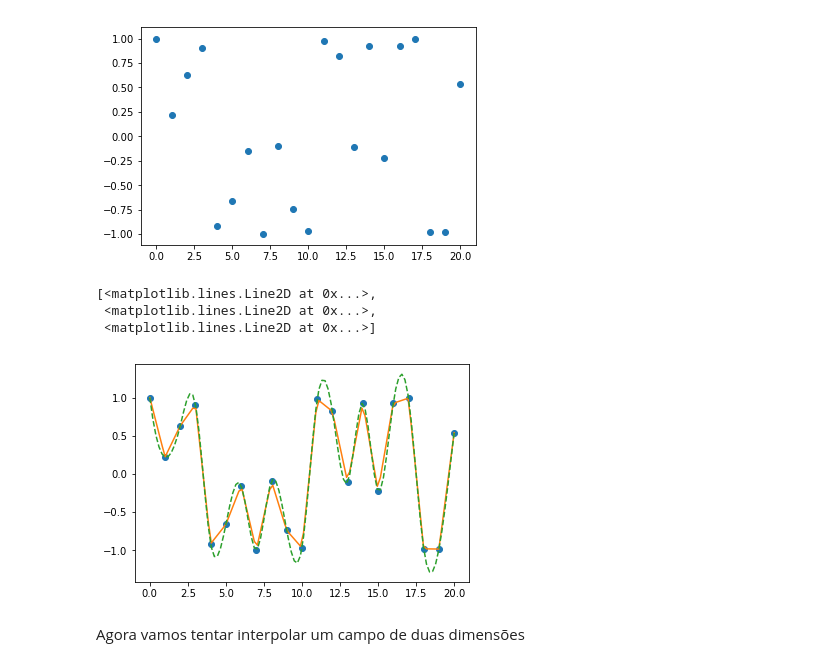
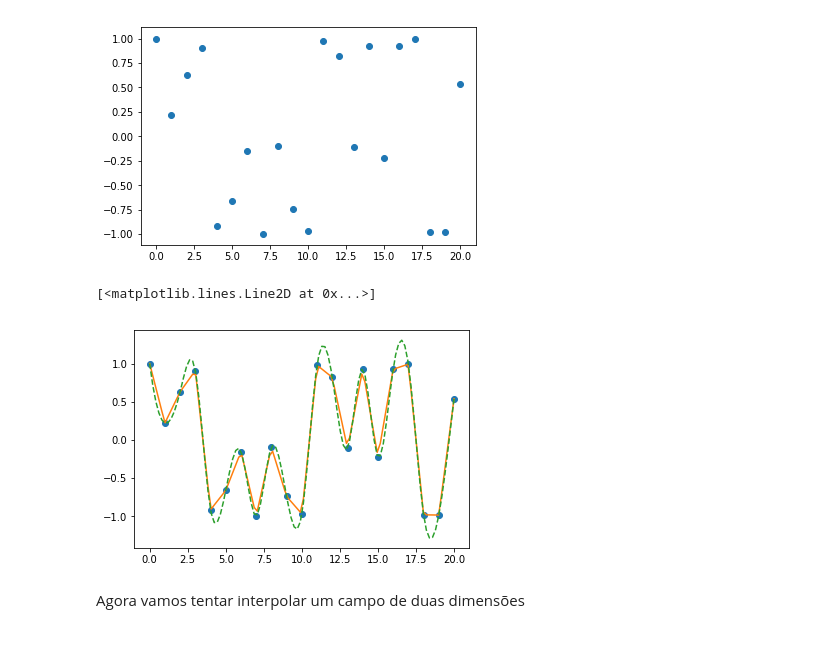
Before and after one commit to rafaelcabreu/PythonTutorial, a Jupyter notebook: 03_scipy_pandas.ipynb, the cells around one changed output. Drawn from its saved outputs; the diff is of its cells as text; code cells hidden in the pictures.

```diff
--- a/03_scipy_pandas.ipynb
+++ b/03_scipy_pandas.ipynb
@@ -53,15 +44,15 @@ plt.scatter(x, y)
 # %%
 # função de interpolação default linear
 f = interp1d(x, y)
 f2 = interp1d(x, y, kind='cubic')
 
 xnew = np.linspace(0, 20, 100)
-plt.plot(x, y, 'o', xnew, f(xnew), '-', xnew, f2(xnew), '--')
+plt.plot(x, y, 'o')
+plt.plot(xnew, f(xnew), '-')
+plt.plot(xnew, f2(xnew), '--')
 # %% [output]
-[<matplotlib.lines.Line2D at 0x...>,
- <matplotlib.lines.Line2D at 0x...>,
- <matplotlib.lines.Line2D at 0x...>]
+[<matplotlib.lines.Line2D at 0x...>]
-[figure, old version]
+[figure, new version]
 # %% [markdown]
 Agora vamos tentar interpolar um campo de duas dimensões
 # %%
```
Also changed, not shown: parts of 6 cells of this notebook, 2 other files.
